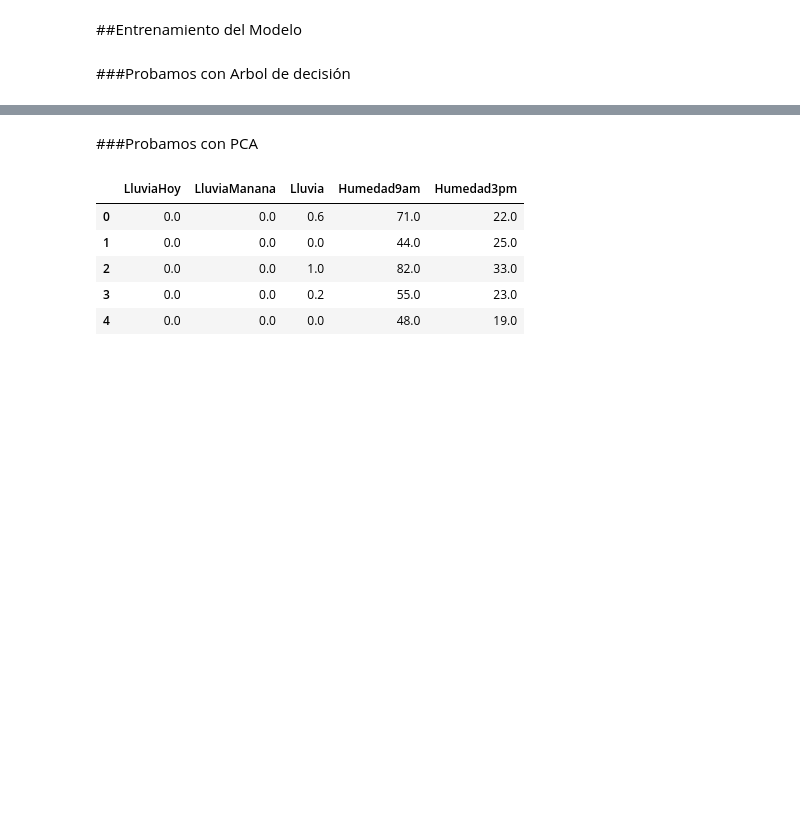
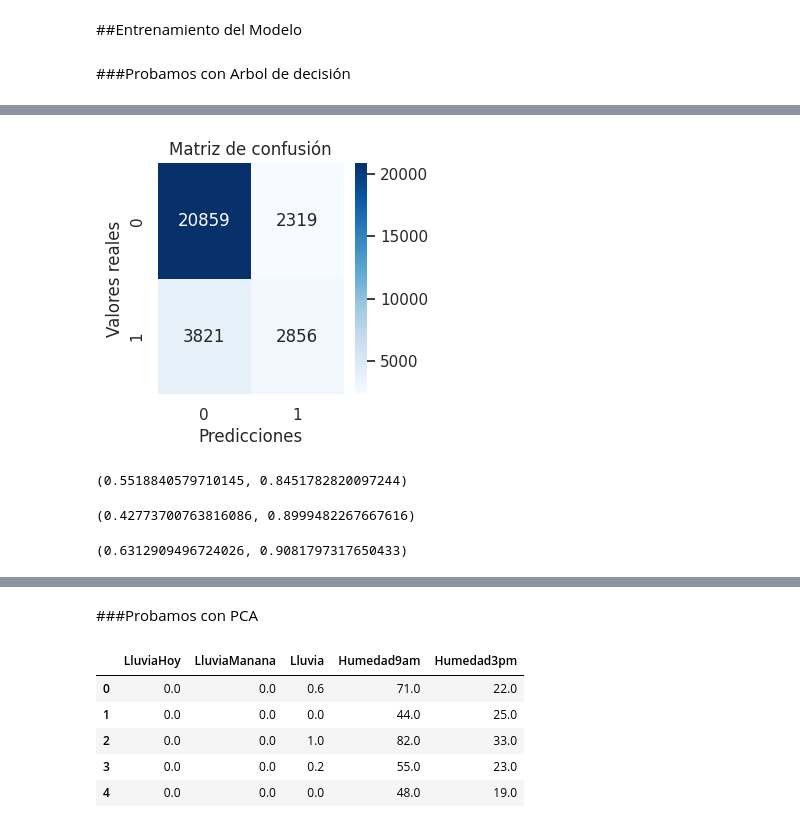
Before and after one commit to DanyPao/DataScience1-Daniela-Esposito, a Jupyter notebook: Visualizacion_Daniela_Esposito.ipynb, the cells around one changed output, grey strips where cells are left out. Cells and saved outputs as stored; diff of their text form; code cells hidden in the pictures; blank space fills up the shorter version.

```diff
--- a/Visualizacion_Daniela_Esposito.ipynb
+++ b/Visualizacion_Daniela_Esposito.ipynb
@@ -584,0 +636,28 @@ graph
+# %%
+plt.figure(figsize=(3,3))
+sns.heatmap(cm2,annot=True,fmt="d",cmap='Blues')
+plt.title('Matriz de confusión')
+plt.xlabel('Predicciones')
+plt.ylabel('Valores reales')
+plt.show()
+#Clase 0= No Llueve
+#Clase 1= Llueve
+# %% [output]
+[figure, added]
+# %%
+precision_positiva=metrics.precision_score(y_test,preds,pos_label=1)
+precision_negativa=metrics.precision_score(y_test,preds,pos_label=0)
+precision_positiva,precision_negativa
+# %% [output]
+(0.5518840579710145, 0.8451782820097244)
+# %%
+metrics.recall_score(y_test,preds,pos_label=1), metrics.recall_score(y_test,preds,pos_label=0)
+# %% [output]
+(0.42773700763816086, 0.8999482267667616)
+# %%
+preds_train=modelo.predict(X_train)
+f1_positiva=metrics.f1_score(y_train,preds_train,pos_label=1)
+f1_negativa=metrics.f1_score(y_train,preds_train,pos_label=0)
+f1_positiva,f1_negativa
+# %% [output]
+(0.6312909496724026, 0.9081797317650433)
```
Also changed, not shown: parts of 23 cells of this notebook.
